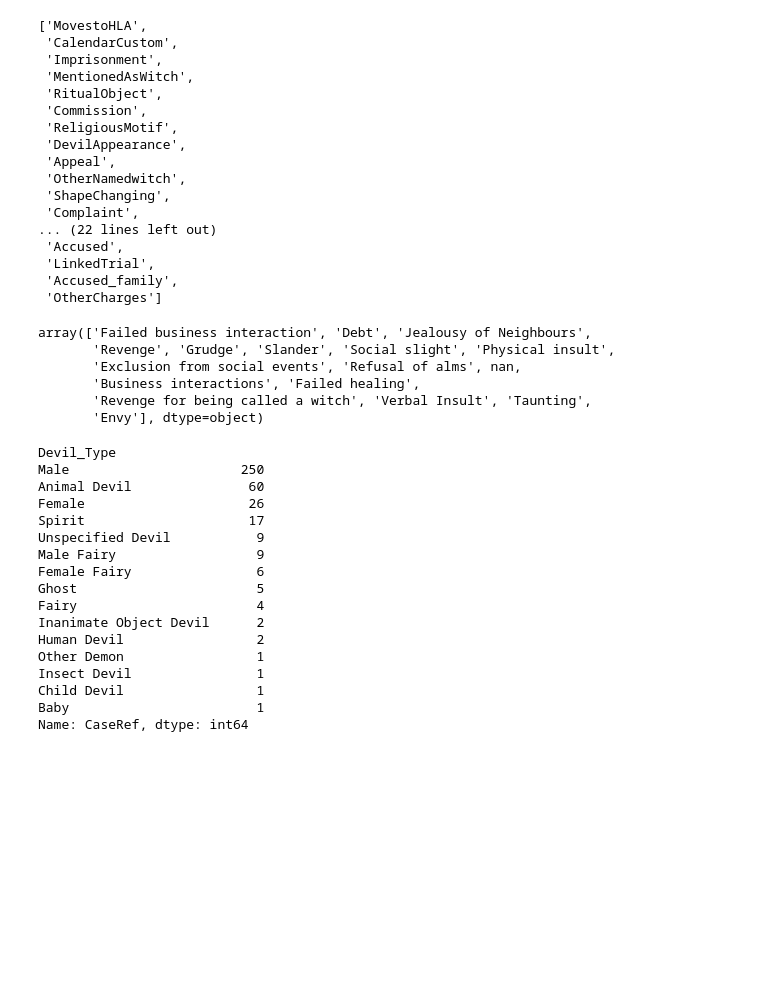
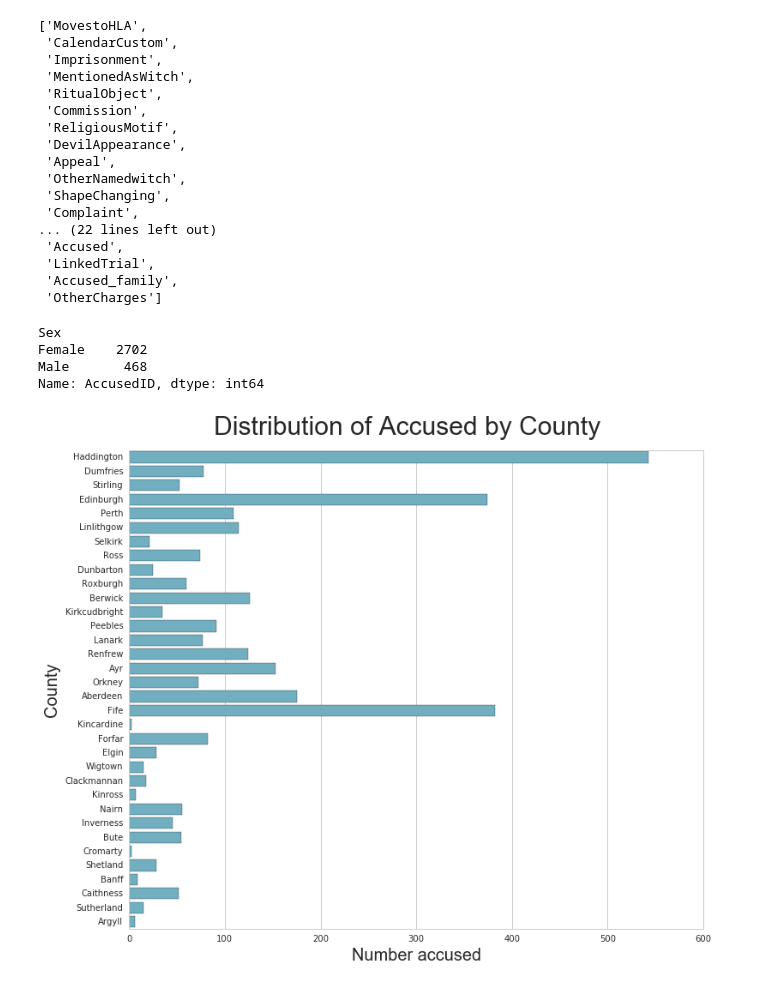
Before and after one commit to SallyM/witches, a Jupyter notebook: Data_viz.ipynb, the cells around one changed output. Drawn from its saved outputs; the diff is of its cells as text; code cells hidden in the pictures; blank space fills up the shorter version.

```diff
--- a/Data_viz.ipynb
+++ b/Data_viz.ipynb
@@ -47,9 +48,0 @@ malice = all_dfs['Malice']
-# %%
-malice.Causeofmalice.unique()
-# %% [output]
-array(['Failed business interaction', 'Debt', 'Jealousy of Neighbours',
-       'Revenge', 'Grudge', 'Slander', 'Social slight', 'Physical insult',
-       'Exclusion from social events', 'Refusal of alms', nan,
-       'Business interactions', 'Failed healing',
-       'Revenge for being called a witch', 'Verbal Insult', 'Taunting',
-       'Envy'], dtype=object)
@@ -56,2 +51,18 @@ array(['Failed business interaction', 'Debt', 'Jealousy of Neighbours',
+# %%
+accused_gender
+# %% [output]
+Sex
+Female    2702
+Male       468
+Name: AccusedID, dtype: int64
+# %%
+f, ax = plt.subplots(figsize=(12, 10))
+sns.countplot(y="Res_county", data=accused, color="c")
+ax.set_xlabel("Number accused", fontsize = 20)
+ax.set_ylabel("County", fontsize = 20)
+plt.figtext(.5,0.925,"Distribution of Accused by County",fontsize=30,ha='center')
+plt.show()
+# %% [output]
+[figure, added]
 # %%
 devil_appearance = all_dfs['DevilAppearance']
@@ -60,20 +68,0 @@ devil_by_type = devil_appearance.groupby("Devil_Type")['CaseRef'].count()
-# %%
-devil_by_type.sort_values(ascending=False)
-# %% [output]
-Devil_Type
-Male                      250
-Animal Devil               60
-Female                     26
-Spirit                     17
-Unspecified Devil           9
-Male Fairy                  9
-Female Fairy                6
-Ghost                       5
-Fairy                       4
-Inanimate Object Devil      2
-Human Devil                 2
-Other Demon                 1
-Insect Devil                1
-Child Devil                 1
-Baby                        1
-Name: CaseRef, dtype: int64
```
Also changed, not shown: parts of 12 cells of this notebook, 1 other file.
